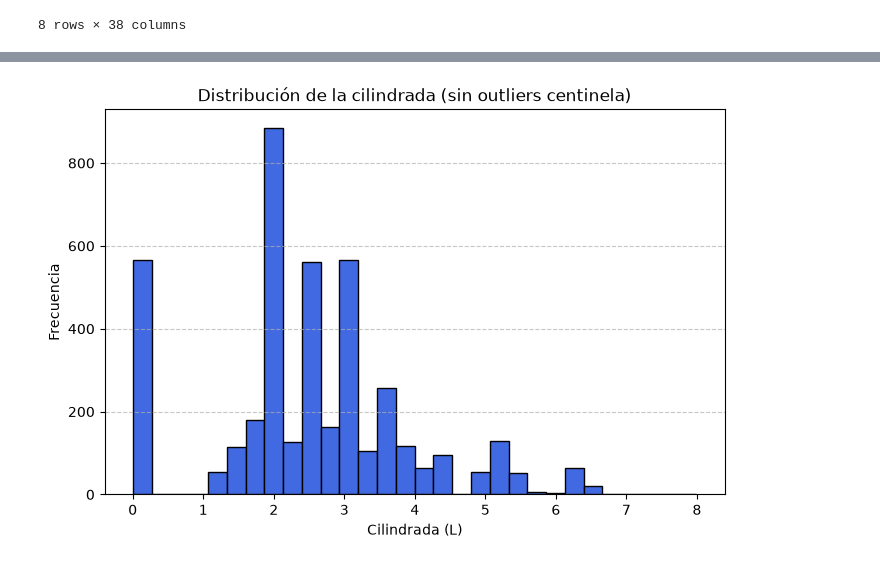
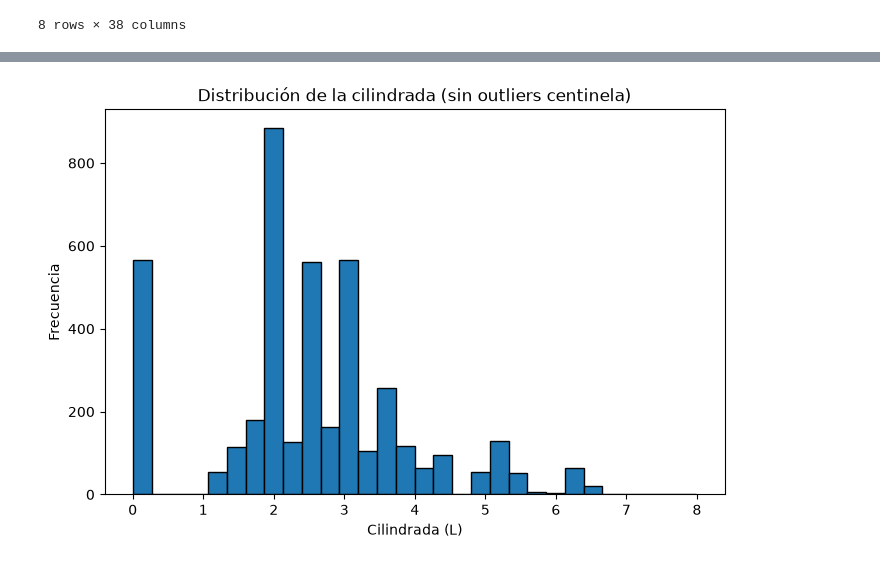
Before and after one commit to abiordorica13/TPEFUNDAMENTOS, a Jupyter notebook: Untitled-1.ipynb, the cells around one changed output, grey strips where cells are left out. Saved outputs shown, nothing was run; the diff lists cells and outputs as text; code cells hidden in the pictures.

```diff
--- a/Untitled-1.ipynb
+++ b/Untitled-1.ipynb
@@ -153,14 +202,14 @@ plt.show()
 # %%
+# Cilindrada sin outliers centinela
+
 col = 'Test Veh Displacement (L)'
 disp_real = df[(df[col].notna()) & (df[col] < 10)][col]
 
 plt.figure(figsize=(8, 5))
-plt.hist(disp_real, bins=30, edgecolor='black', color='royalblue')
+plt.hist(disp_real, bins=30, edgecolor="black")
 plt.title('Distribución de la cilindrada (sin outliers centinela)')
 plt.xlabel('Cilindrada (L)')
 plt.ylabel('Frecuencia')
-plt.grid(axis='y', linestyle='--', alpha=0.7)
-plt.savefig('disp_real.png')
 plt.show()
 # %% [output]
-[figure, old version]
+[figure, new version]
```
Also changed, not shown: parts of 13 cells of this notebook, 1 other file.
